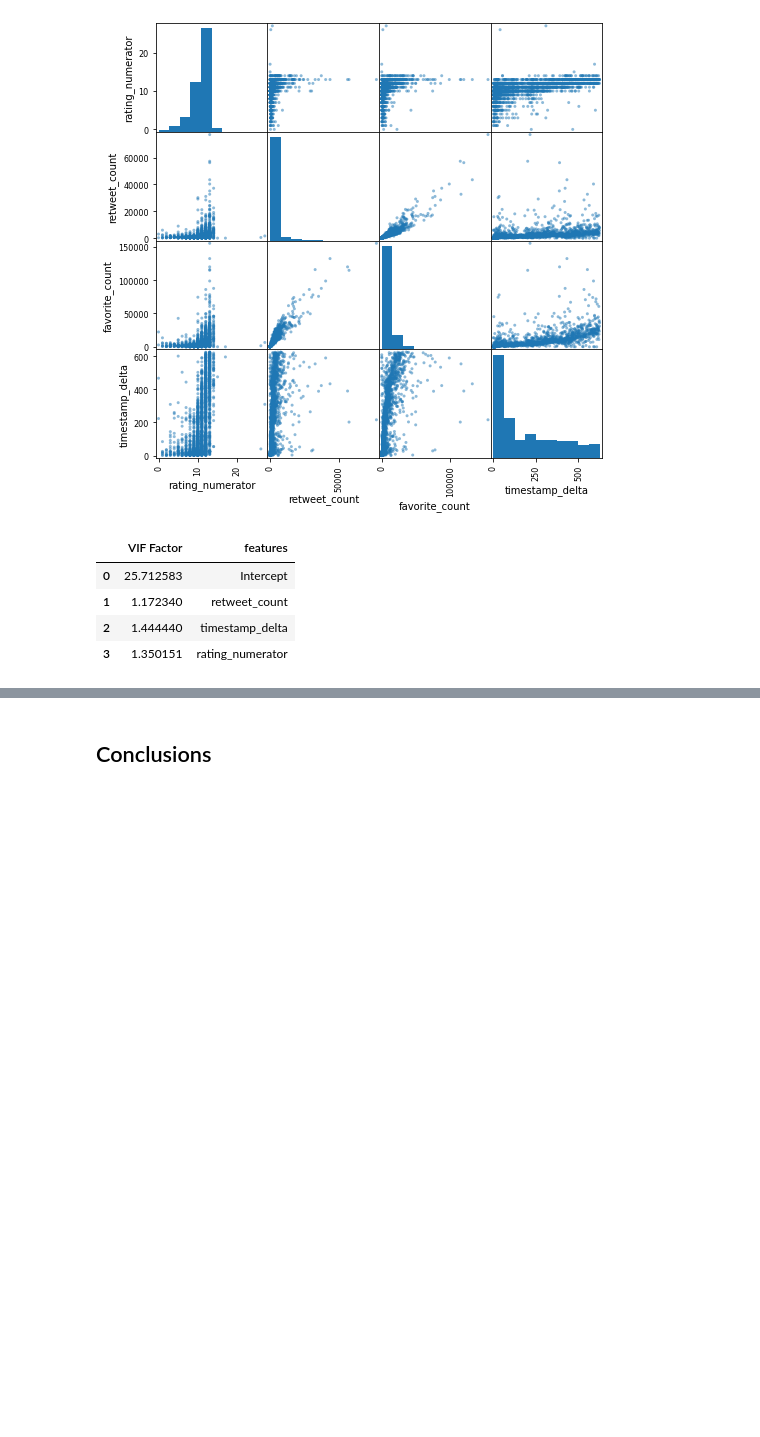
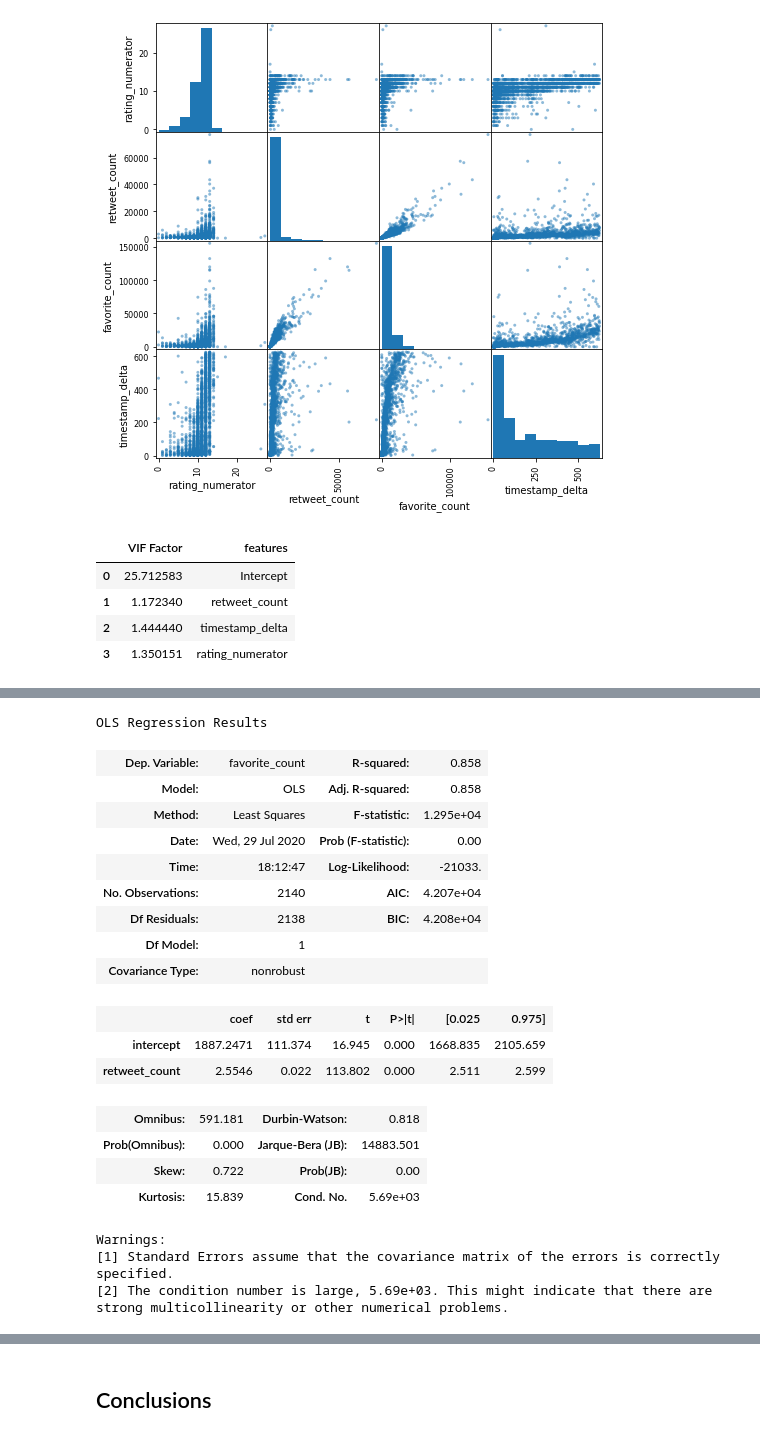
Before and after one commit to shwangelmer/udacityDANDproject5, a Jupyter notebook: wrangle_act.ipynb, the cells around one changed output, grey strips where cells are left out. Drawn from its saved outputs; the diff is of its cells as text; code cells hidden in the pictures; blank space fills up the shorter version.

```diff
--- a/wrangle_act.ipynb
+++ b/wrangle_act.ipynb
@@ -617,0 +646,26 @@ strong multicollinearity or other numerical problems.
+# %%
+mod = sm.OLS(df_tweet.favorite_count, df_tweet[['intercept', 'retweet_count']])
+result = mod.fit()
+result.summary()
+# %% [output]
+OLS Regression Results
+| Dep. Variable: | favorite_count | R-squared: | 0.858 |
+| Model: | OLS | Adj. R-squared: | 0.858 |
+| Method: | Least Squares | F-statistic: | 1.295e+04 |
+| Date: | Wed, 29 Jul 2020 | Prob (F-statistic): | 0.00 |
+| Time: | 18:12:47 | Log-Likelihood: | -21033. |
+| No. Observations: | 2140 | AIC: | 4.207e+04 |
+| Df Residuals: | 2138 | BIC: | 4.208e+04 |
+| Df Model: | 1 |  |  |
+| Covariance Type: | nonrobust |  |  |
+|  | coef | std err | t | P>|t| | [0.025 | 0.975] |
+| intercept | 1887.2471 | 111.374 | 16.945 | 0.000 | 1668.835 | 2105.659 |
+| retweet_count | 2.5546 | 0.022 | 113.802 | 0.000 | 2.511 | 2.599 |
+| Omnibus: | 591.181 | Durbin-Watson: | 0.818 |
+| Prob(Omnibus): | 0.000 | Jarque-Bera (JB): | 14883.501 |
+| Skew: | 0.722 | Prob(JB): | 0.00 |
+| Kurtosis: | 15.839 | Cond. No. | 5.69e+03 |
+Warnings:
+[1] Standard Errors assume that the covariance matrix of the errors is correctly specified.
+[2] The condition number is large, 5.69e+03. This might indicate that there are
+strong multicollinearity or other numerical problems.
```
Also changed, not shown: parts of 6 cells of this notebook.
